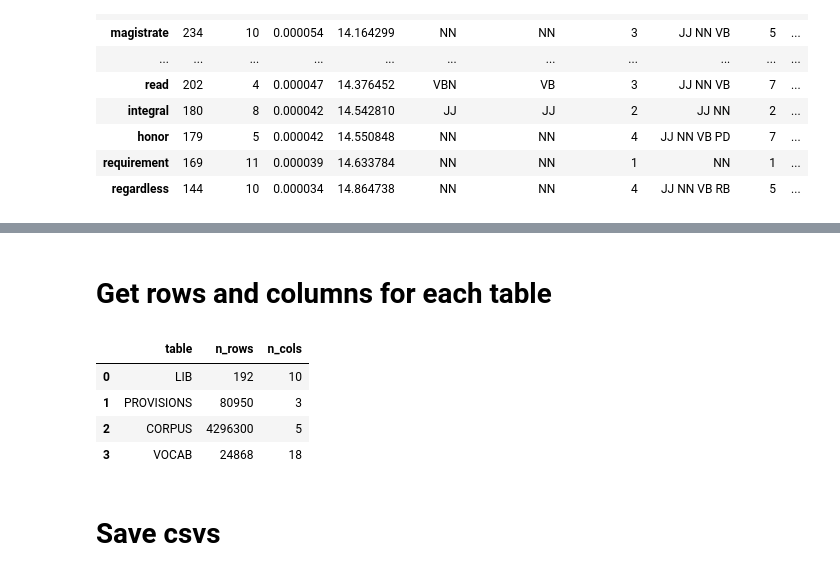
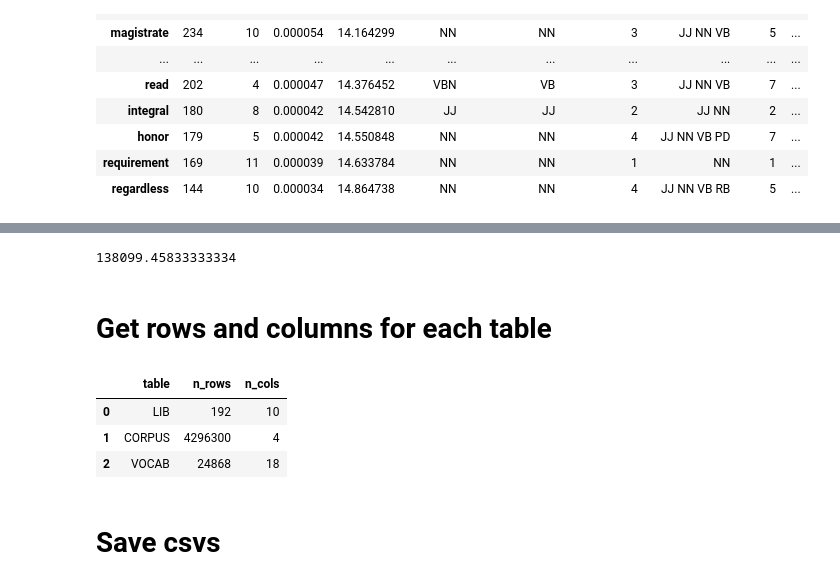
Before and after one commit to wbrannock/svv8fs_finalproject, a Jupyter notebook: Parsed_and_Annotated_Data_Simple_OHCO.ipynb, the cells around one changed output, grey strips where cells are left out. Cells and saved outputs as stored; diff of their text form; code cells hidden in the pictures.

```diff
--- a/Parsed_and_Annotated_Data_Simple_OHCO.ipynb
+++ b/Parsed_and_Annotated_Data_Simple_OHCO.ipynb
@@ -377,33 +384,3 @@ empty_term_mask.sum()
 np.int64(0)
 # %%
 CORPUS = CORPUS.loc[~empty_term_mask].copy()
-# %%
-CORPUS["pos_group"] = CORPUS.pos.str[:2]
-
-pos_group_names = {
-    "CC": "CONJ",
-    "CD": "NUM",
-    "DT": "DET",
-    "EX": "ADV",
-    "FW": "FW",
-    "IN": "PREP",
-    "JJ": "ADJ",
-    "LS": "LIST",
-    "MD": "VERB",
-    "NN": "NOUN",
-    "PD": "DET",
-    "PO": "PRON",
-    "PR": "PRON",
-    "RB": "ADV",
-    "RP": "PRT",
-    "SY": "SYM",
-    "TO": "PRT",
-    "UH": "INTJ",
-    "VB": "VERB",
-    "WD": "DET",
-    "WP": "PRON",
-    "WR": "ADV",
-}
-
-CORPUS["pos_group_name"] = CORPUS.pos_group.map(pos_group_names).fillna("OTHER")
-CORPUS.head()
@@ -617,18 +620,22 @@ VOCAB.sort_values(["dfidf", "n"], ascending=False).head(20)
+# %%
+# Print average characters per document
+print(LIB['n_chars'].mean())
+# %% [output]
+138099.45833333334
 # %% [markdown]
 # Get rows and columns for each table
 # %%
 comparison = pd.DataFrame({
-    "table": ["LIB", "PROVISIONS", "CORPUS", "VOCAB"],
-    "n_rows": [LIB.shape[0], PROVISIONS.shape[0], CORPUS.shape[0], VOCAB.shape[0]],
-    "n_cols": [LIB.shape[1], PROVISIONS.shape[1], CORPUS.shape[1], VOCAB.shape[1]],
+    "table": ["LIB", "CORPUS", "VOCAB"],
+    "n_rows": [LIB.shape[0], CORPUS.shape[0], VOCAB.shape[0]],
+    "n_cols": [LIB.shape[1], CORPUS.shape[1], VOCAB.shape[1]],
 })
 comparison
 # %% [output]
 |  | table | n_rows | n_cols |
 | 0 | LIB | 192 | 10 |
-| 1 | PROVISIONS | 80950 | 3 |
-| 2 | CORPUS | 4296300 | 5 |
-| 3 | VOCAB | 24868 | 18 |
+| 1 | CORPUS | 4296300 | 4 |
+| 2 | VOCAB | 24868 | 18 |
 # %% [markdown]
 # Save csvs
 # %%
```
Also changed, not shown: parts of 17 cells of this notebook, 15 other files.
